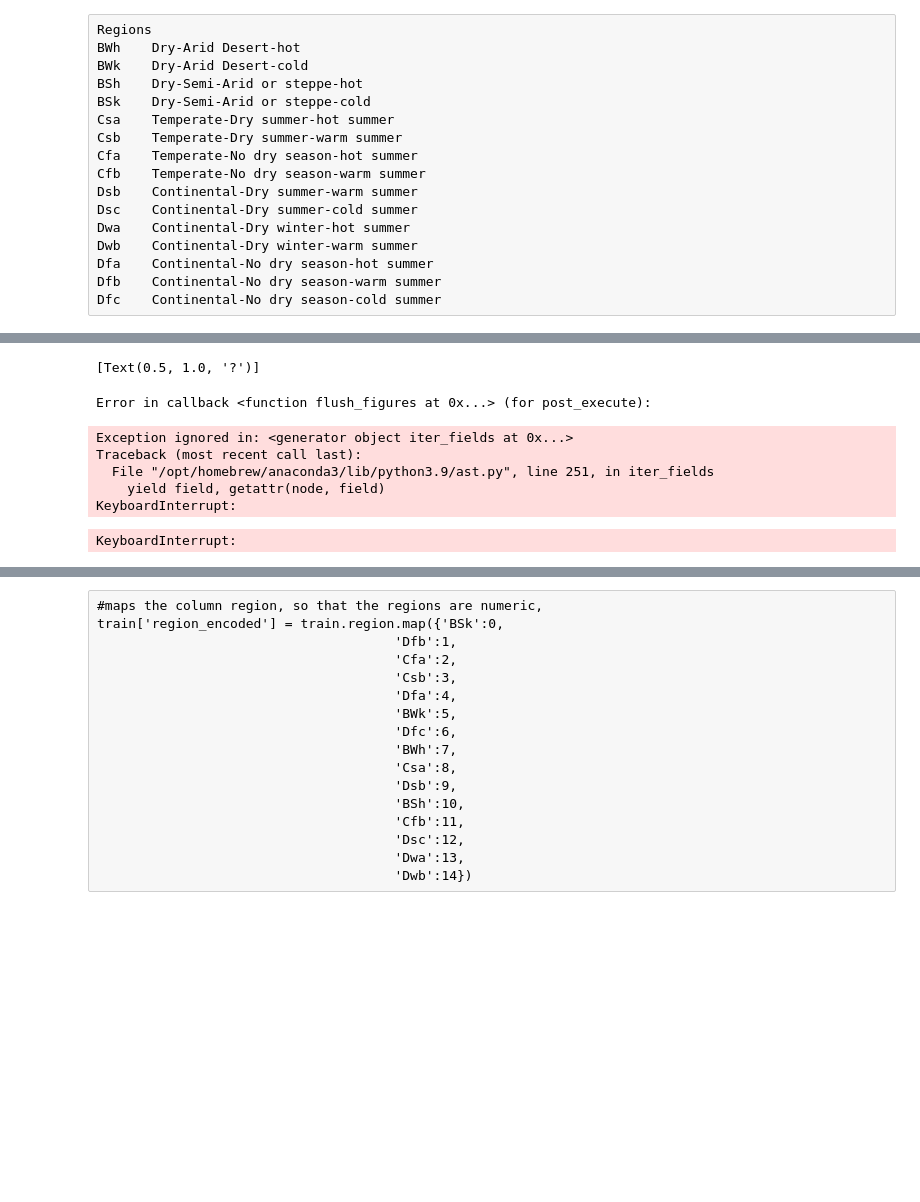
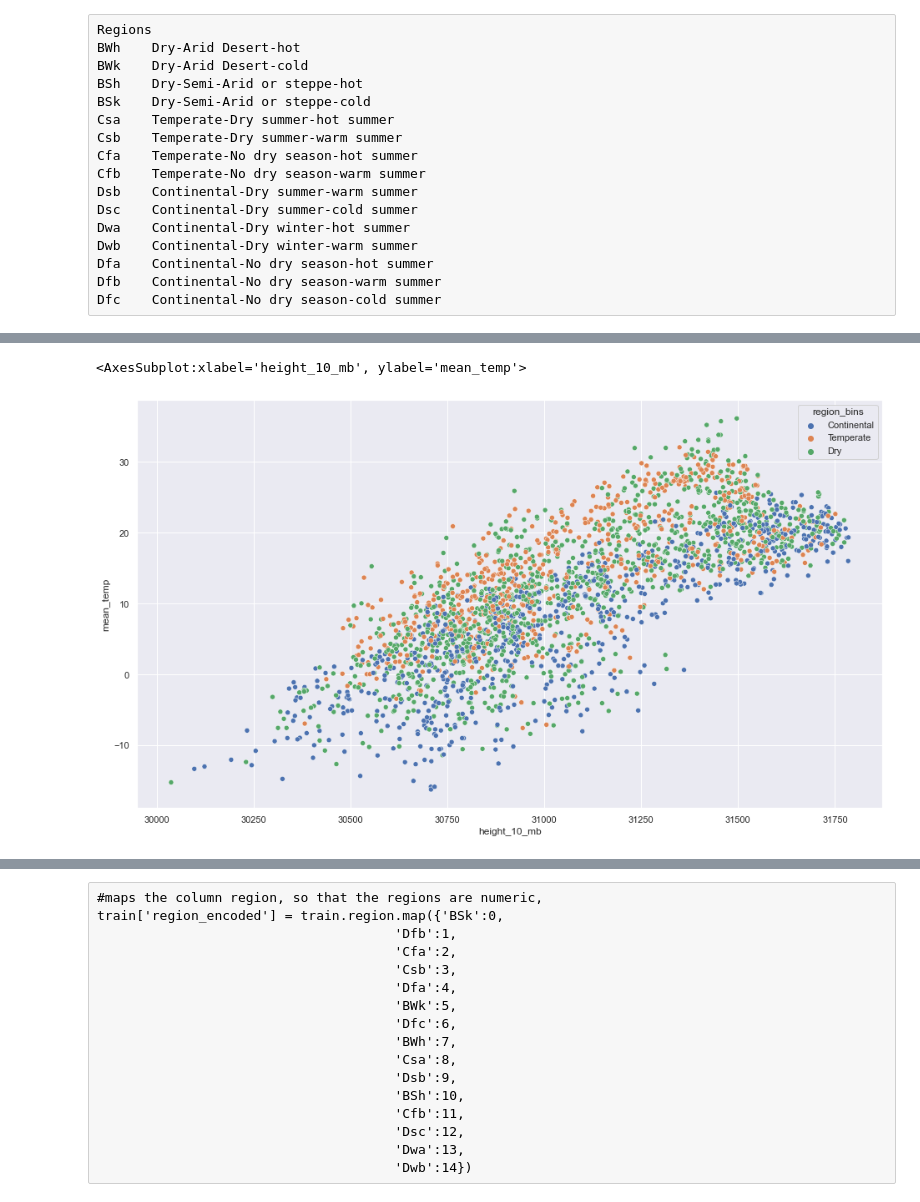
Before and after one commit to Mirzakhani-Capstone/mirzakhani_shared, a Jupyter notebook: rae/explore.ipynb, the cells around one changed output, grey strips where cells are left out. Cells and saved outputs as stored; diff of their text form; code cells hidden in the pictures; blank space fills up the shorter version.

```diff
--- a/rae/explore.ipynb
+++ b/rae/explore.ipynb
@@ -112,11 +131,2 @@ sns.histplot(data=train, x="height_500_mb")
 # %%
-sns.countplot(x="height_500_mb", data = train).set(title='?')
+sns.countplot(x="region", data = train).set(title='?')
-# %% [output]
-[Text(0.5, 1.0, '?')]
-Error in callback <function flush_figures at 0x...> (for post_execute):
-Exception ignored in: <generator object iter_fields at 0x...>
-Traceback (most recent call last):
-  File "/opt/homebrew/anaconda3/lib/python3.9/ast.py", line 251, in iter_fields
-    yield field, getattr(node, field)
-KeyboardInterrupt:
-KeyboardInterrupt:
@@ -122,0 +135,5 @@ KeyboardInterrupt:
+# %%
+sns.scatterplot(x='height_10_mb', y='mean_temp', hue='region_bins', data= rows)
+# %% [output]
+<AxesSubplot:xlabel='height_10_mb', ylabel='mean_temp'>
+[figure, added]
```
Also changed, not shown: parts of 43 cells of this notebook, 2 other files.
